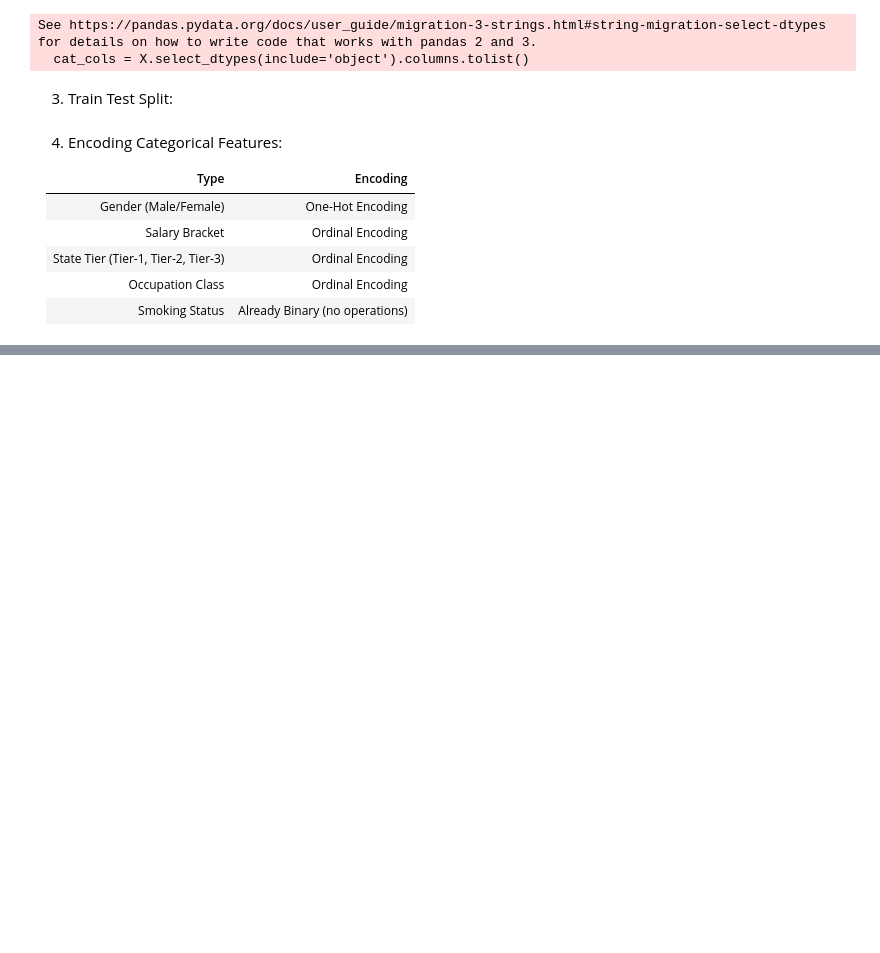
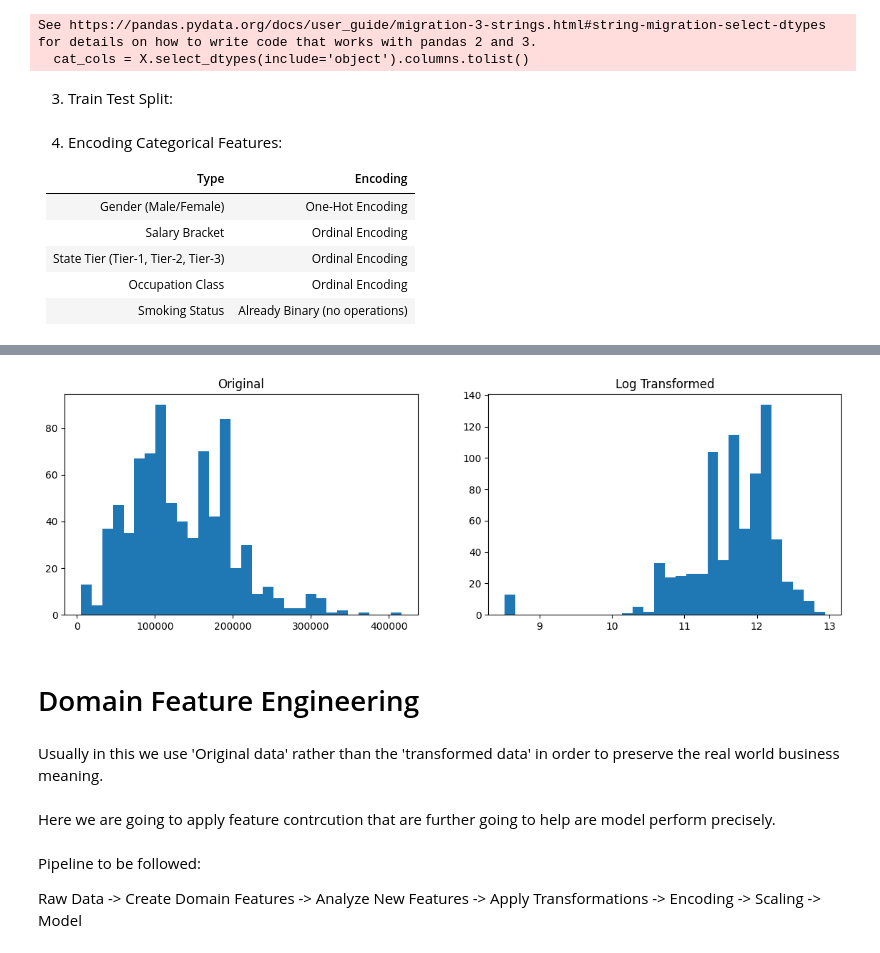
Before and after one commit to Adityam-21/MedicalPlan-Xray, a Jupyter notebook: notebooks/04_feature_engineering.ipynb, the cells around one changed output, grey strips where cells are left out. Drawn from its saved outputs; the diff is of its cells as text; code cells hidden in the pictures; blank space fills up the shorter version.

```diff
--- a/notebooks/04_feature_engineering.ipynb
+++ b/notebooks/04_feature_engineering.ipynb
@@ -60,0 +117,44 @@ X_train, X_test, y_train, y_test = train_test_split(
+# %%
+'''X_train['log_expenditure'] = np.log1p(
+    X_train['annual_expenditure_inr']
+)
+
+fig, ax = plt.subplots(1,2, figsize=(14,4))
+
+ax[0].hist(
+    X_train['annual_expenditure_inr'],
+    bins=30
+)
+ax[0].set_title('Original')
+
+ax[1].hist(
+    X_train['log_expenditure'],
+    bins=30
+)
+ax[1].set_title('Log Transformed')
+
+plt.show()''' # leaving it as it is as there is no massive improvemnt
+# %% [output]
+[figure, added]
+# %% [markdown]
+# Domain Feature Engineering
+# %% [markdown]
+Usually in this we use 'Original data' rather than the 'transformed data' in order to preserve the real world business meaning.
+# %% [markdown]
+Here we are going to apply feature contrcution that are further going to help are model perform precisely.
+# %% [markdown]
+Pipeline to be followed:
+
+Raw Data
+->
+Create Domain Features
+->
+Analyze New Features
+->
+Apply Transformations
+->
+Encoding
+->
+Scaling
+->
+Model
```
Also changed, not shown: parts of 23 cells of this notebook, 1 other file.
